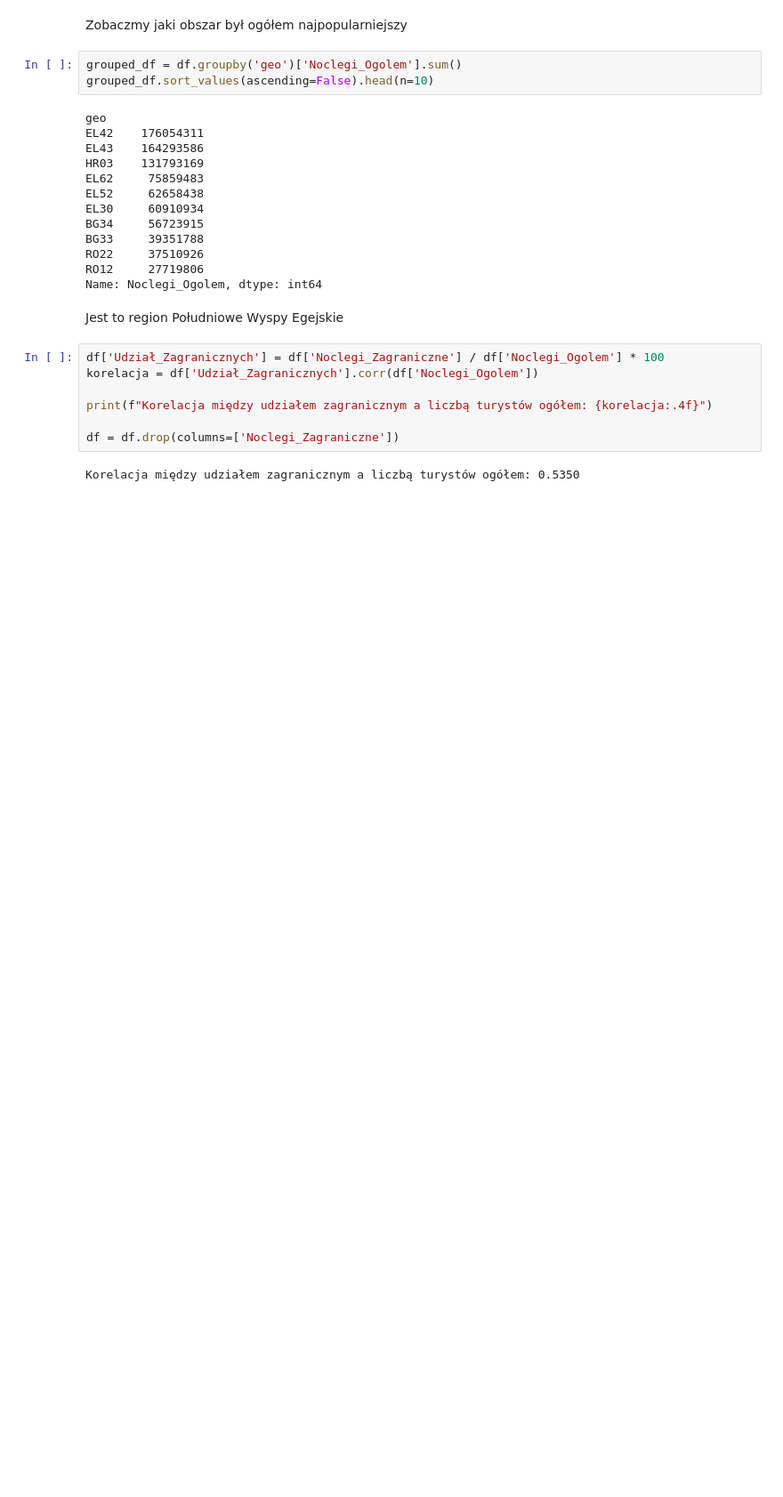
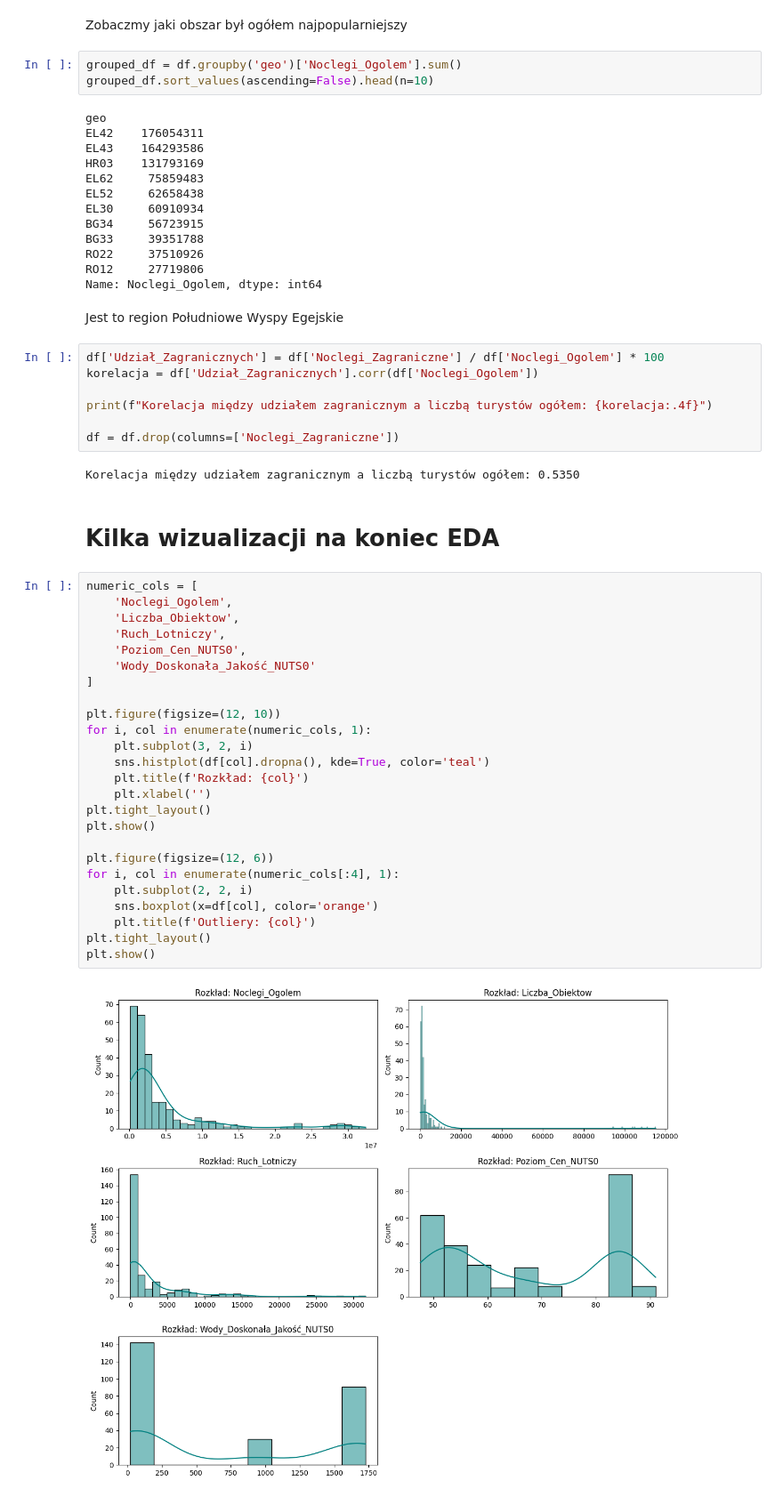
Before and after one commit to kawalerski-ja/Balkan-Tourism, a Jupyter notebook: EDA.ipynb, the cells around one changed output. Shown at 89% size. Saved outputs shown, nothing was run; the diff lists cells and outputs as text; blank space fills up the shorter version.

Commit message:
Final visuals for EDA

```diff
--- a/EDA.ipynb
+++ b/EDA.ipynb
@@ -115,3 +115,32 @@ print(f"Korelacja między udziałem zagranicznym a liczbą turystów ogółem: {
 df = df.drop(columns=['Noclegi_Zagraniczne'])
 # %% [output]
 Korelacja między udziałem zagranicznym a liczbą turystów ogółem: 0.5350
+# %% [markdown]
+# Kilka wizualizacji na koniec EDA
+# %%
+numeric_cols = [
+    'Noclegi_Ogolem',
+    'Liczba_Obiektow',
+    'Ruch_Lotniczy',
+    'Poziom_Cen_NUTS0',
+    'Wody_Doskonała_Jakość_NUTS0'
+]
+
+plt.figure(figsize=(12, 10))
+for i, col in enumerate(numeric_cols, 1):
+    plt.subplot(3, 2, i)
+    sns.histplot(df[col].dropna(), kde=True, color='teal')
+    plt.title(f'Rozkład: {col}')
+    plt.xlabel('')
+plt.tight_layout()
+plt.show()
+
+plt.figure(figsize=(12, 6))
+for i, col in enumerate(numeric_cols[:4], 1):
+    plt.subplot(2, 2, i)
+    sns.boxplot(x=df[col], color='orange')
+    plt.title(f'Outliery: {col}')
+plt.tight_layout()
+plt.show()
+# %% [output]
+[figure, added]
```
Also changed, not shown: parts of 1 cell of this notebook.
